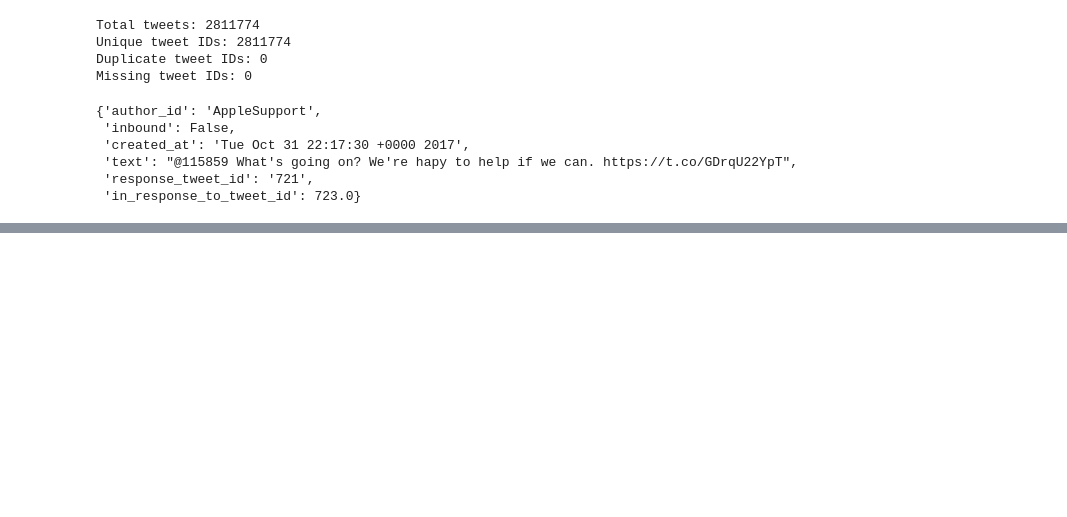
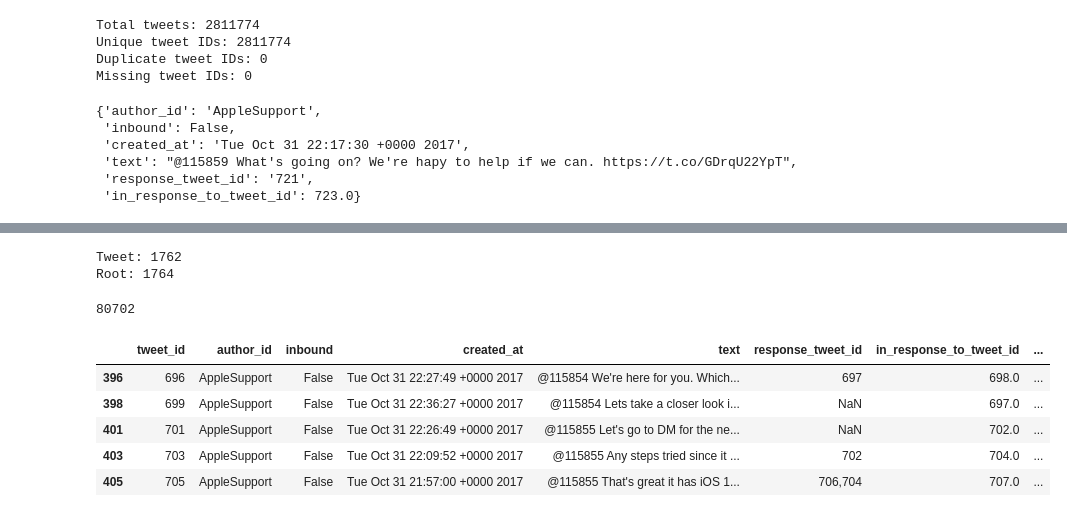
Before and after one commit to fyzanfr/tweets, a Jupyter notebook: notebooks/preprocessing.ipynb, the cells around one changed output, grey strips where cells are left out. Cells and saved outputs as stored; diff of their text form; code cells hidden in the pictures; blank space fills up the shorter version.

```diff
--- a/notebooks/preprocessing.ipynb
+++ b/notebooks/preprocessing.ipynb
@@ -361,0 +482,36 @@ def get_parent(tweet_id):
+# %%
+def find_root(tweet_id, max_depth=100):
+    """
+    Find the earliest ancestor of a tweet.
+    """
+    current_id = tweet_id
+    visited = set()
+
+    for _ in range(max_depth):
+
+        if current_id in visited:
+            # Protect against malformed/cyclic relationships
+            return current_id
+
+        visited.add(current_id)
+
+        row = tweet_lookup.get(current_id)
+
+        if row is None:
+            return current_id
+
+        parent_id = row["in_response_to_tweet_id"]
+
+        if pd.isna(parent_id):
+            return current_id
+
+        current_id = int(parent_id)
+
+    return current_id
+# %%
+test_id = apple.iloc[34]["tweet_id"]
+print("Tweet:", test_id)
+print("Root:", find_root(test_id))
+# %% [output]
+Tweet: 1762
+Root: 1764
@@ -361,0 +521,13 @@ def get_parent(tweet_id):
+# %%
+apple["root_tweet_id"].nunique()
+# %% [output]
+80702
+# %%
+apple.head()
+# %% [output]
+|  | tweet_id | author_id | inbound | created_at | text | response_tweet_id | in_response_to_tweet_id | ... |
+| 396 | 696 | AppleSupport | False | Tue Oct 31 22:27:49 +0000 2017 | @115854 We're here for you. Which... | 697 | 698.0 | ... |
+| 398 | 699 | AppleSupport | False | Tue Oct 31 22:36:27 +0000 2017 | @115854 Lets take a closer look i... | NaN | 697.0 | ... |
+| 401 | 701 | AppleSupport | False | Tue Oct 31 22:26:49 +0000 2017 | @115855 Let's go to DM for the ne... | NaN | 702.0 | ... |
+| 403 | 703 | AppleSupport | False | Tue Oct 31 22:09:52 +0000 2017 | @115855 Any steps tried since it ... | 702 | 704.0 | ... |
+| 405 | 705 | AppleSupport | False | Tue Oct 31 21:57:00 +0000 2017 | @115855 That's great it has iOS 1... | 706,704 | 707.0 | ... |
```
Also changed, not shown: parts of 40 cells of this notebook.
